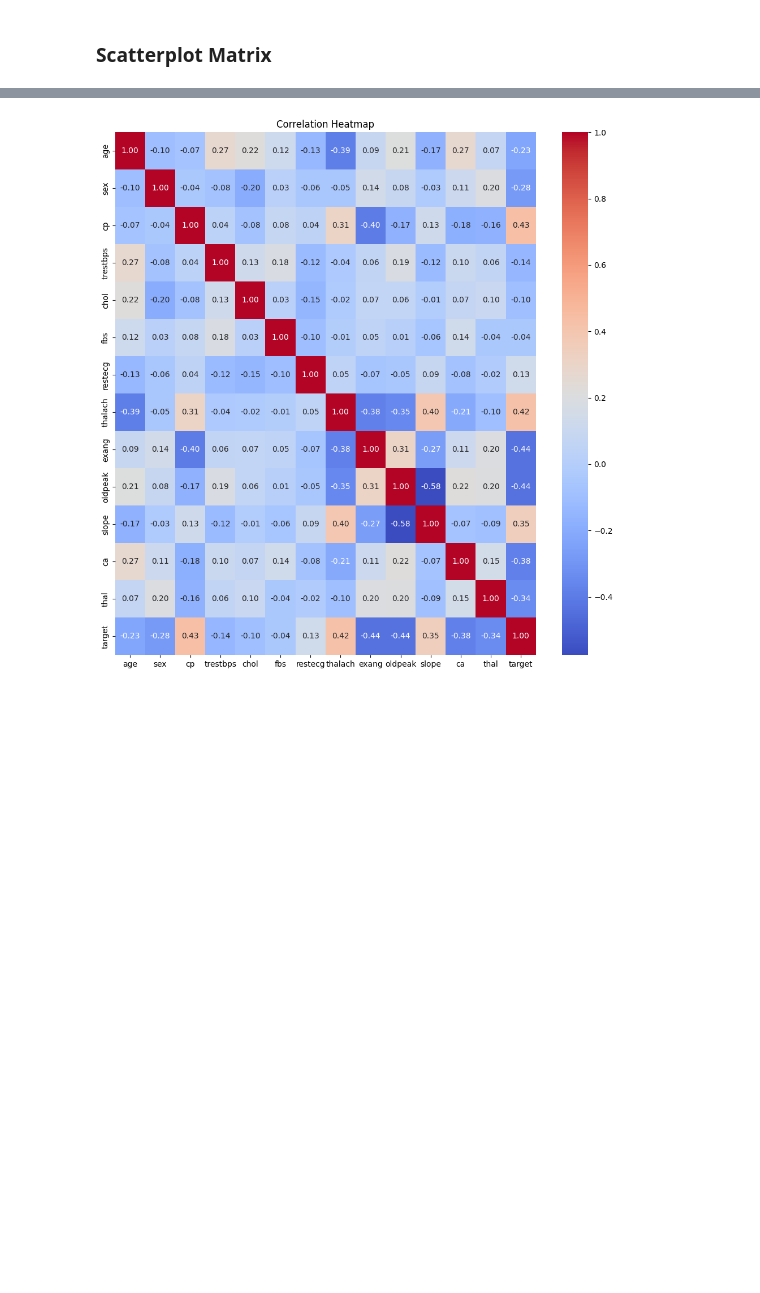
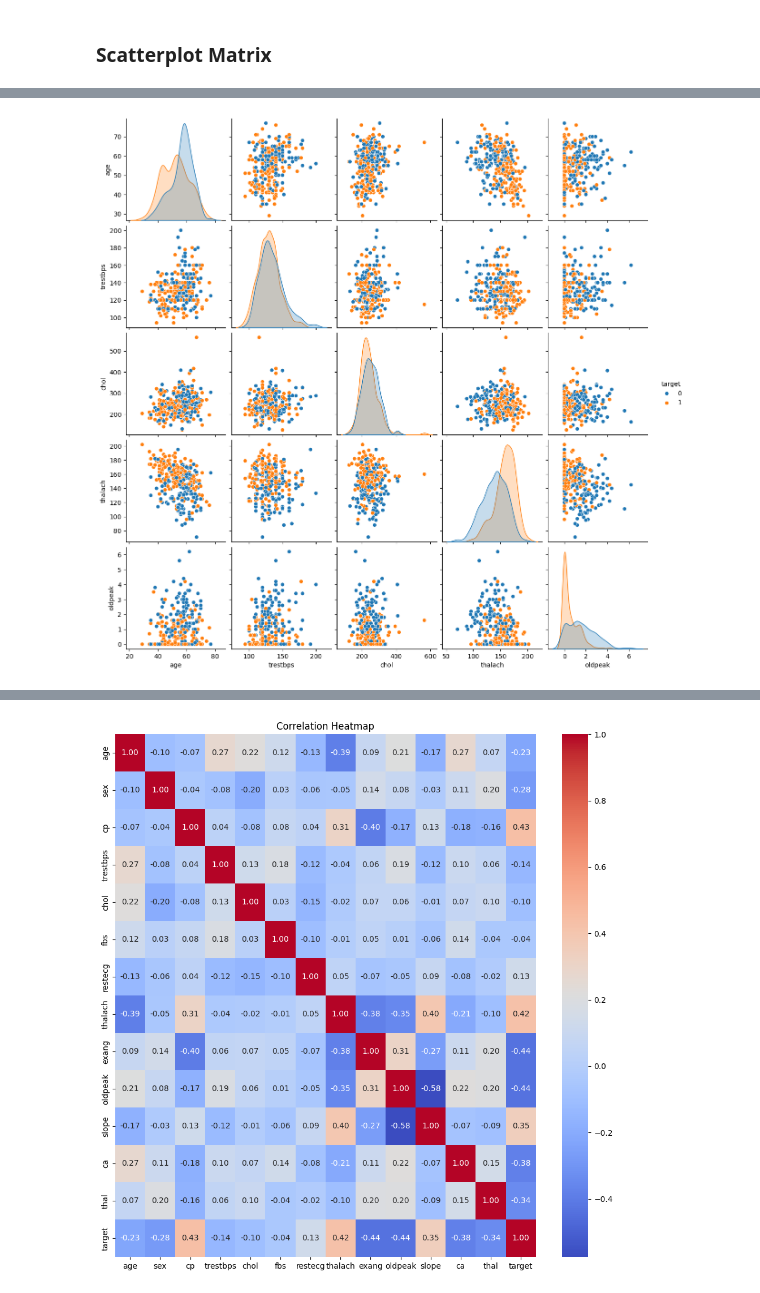
Before and after one commit to ywchanna2001/Computational-Stat, a Jupyter notebook: Take-Home Assignment/215518X.ipynb, the cells around one changed output, grey strips where cells are left out. Saved outputs shown, nothing was run; the diff lists cells and outputs as text; code cells hidden in the pictures; blank space fills up the shorter version.

```diff
--- a/Take-Home Assignment/215518X.ipynb
+++ b/Take-Home Assignment/215518X.ipynb
@@ -94,0 +95,11 @@ plt.show()
+# %%
+# Specify the numerical columns and the target
+numerical_col = ['age', 'trestbps', 'chol', 'thalach', 'oldpeak']
+
+# Assuming your DataFrame is named 'data'
+sns.pairplot(data=data[numerical_col + ['target']], hue='target', diag_kind='kde')
+
+# Display the plot
+plt.show()
+# %% [output]
+[figure, added]
```
Also changed, not shown: parts of 8 cells of this notebook.
